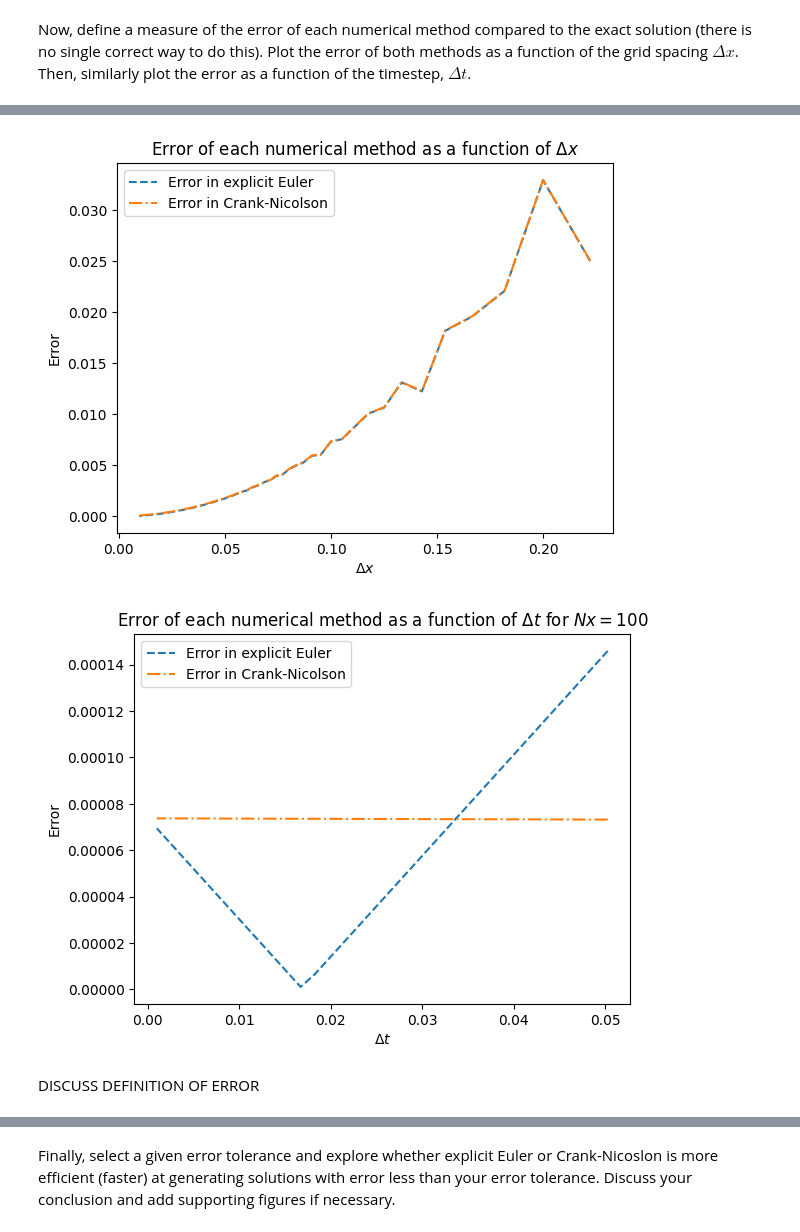
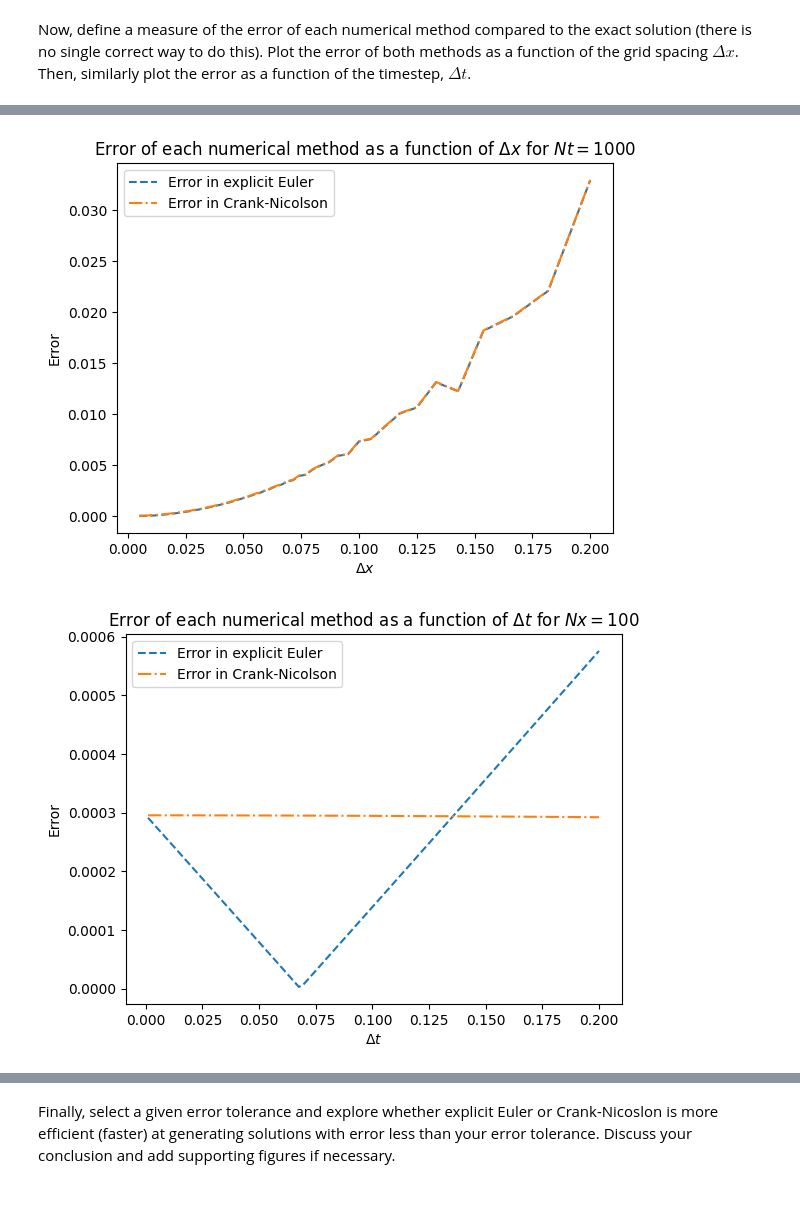
Before and after one commit to jamesalexanderredman/QCES, a Jupyter notebook: Project1_numerical_methods.ipynb, the cells around one changed output, grey strips where cells are left out. Cells and saved outputs as stored; diff of their text form; code cells hidden in the pictures; blank space fills up the shorter version.

```diff
--- a/Project1_numerical_methods.ipynb
+++ b/Project1_numerical_methods.ipynb
@@ -189,10 +189,10 @@ def exact(x, elapsed_time, kappa):
     t = t_ic + elapsed_time
 
     # Create an empty array to store the solution
-    c = np.zeros((Nx, 1))
+    c = np.zeros(len(x))
 
     # Evaluate exact solution
-    for i in range(0, Nx):
+    for i in range(0, len(x)):
       c[i] = (4*np.pi*kappa*t)**(-0.5)*np.exp(-x[i]**2 / (4*kappa*t))
 
     return c
@@ -217,62 +223,60 @@ Now, define a measure of the error of each numerical method compared to the exac
 # %%
-### Plot of the error of both numerical methods as a function of Delta x
+### Plot of error of both numerical methods as a function of Delta x
 
 # Specify value of Nt
-Nt = 1000
+Nt=1000
+t = np.linspace(t_start, t_end, Nt)  # Create a vector of times
 
-# Specify number of times to run the simulations N
-N = 200
+# Specify number of simulations to run
+N=100
+
+# Set values of Delta x (to be recalculated correctly after finding closest value for Nx)
+dx_approx = np.linspace(0.005, 0.2, N)
 
 # Define empty arrays
 dx = np.zeros(N)
 error_EE = np.zeros(N)
 error_CN = np.zeros(N)
 
 # Compute error for each value of dx
 for i in range(0, N):
-  Nx = 10+i
-  t = np.linspace(t_start, t_end, Nt)  # Create a vector of times
+  Nx = np.floor((x_end-x_start)/dx_approx[i]+1).astype(int)
   x = np.linspace(x_start, x_end, Nx)  # Create a vector for x
 
   # Infer uniform grid spacing
   dx[i] = (x[-1] - x[0]) / (len(x) - 1)
 
   # Run the simulations
   c_EE = EE(x, t, kappa) # explicit Euler
   c_CN = CN(x, t, kappa) # Crank-Nicolson
+  c_exact = exact(x, 10, kappa) # exact
 
-  # Compute exact solution
-  c_exact = exact(x, 10, kappa)
-
-  # Compute delta for each nummerical method
-  delta_EE = np.zeros((Nx, 1))
-  delta_CN = np.zeros((Nx, 1))
-  for j in range(0, Nx):
-    delta_EE[j] = c_EE[j,-1]-c_exact[j]
-    delta_CN[j] = c_CN[j,-1]-c_exact[j]
-
-  # Measure of error
-  error_EE[i]=(1/Nx)*np.sum(np.abs(delta_EE))
-  error_CN[i]=(1/Nx)*np.sum(np.abs(delta_CN))
+  # Compute error
+  error_EE[i] = (1/Nx)*np.sum(np.abs(c_EE[:,-1]-c_exact))
+  error_CN[i] = (1/Nx)*np.sum(np.abs(c_CN[:,-1]-c_exact))
 
 # Plot the errors
 plt.plot(dx, error_EE, label='Error in explicit Euler', linestyle='--')
 plt.plot(dx, error_CN, label='Error in Crank-Nicolson', linestyle='-.')
 plt.xlabel('$\Delta x$')
 plt.ylabel('Error')
-plt.title('Error of each numerical method as a function of $\Delta x$ for $Nt = 1000')
+plt.title('Error of each numerical method as a function of $\Delta x$ for $Nt = 1000$')
 plt.legend()
 plt.show()
 # %% [output]
-[figure, old version]
+[figure, new version]
 # %%
-### Plot of the error of both numerical methods as a function of Delta t
+### Plot of error of both numerical methods as a function of Delta t
 
 # Specify value of Nx
-Nx = 200
+Nx=100
+x = np.linspace(x_start, x_end, Nx) # Create a vector for x
 
-# Specify number of times to run the simulations N
-N = 200
+# Specify number of simulations to run
+N=100
+
+# Set values of Delta t (to be recalculated correctly after finding closest value for Nt)
+dt_approx = np.linspace(0.001, 0.2, N)
 
 # Define empty arrays
 dt = np.zeros(N)
@@ -281,9 +285,8 @@ error_CN = np.zeros(N)
 
 # Compute error for each value of dt
 for i in range(0, N):
-  Nt = 200+50*i
-  t = np.linspace(t_start, t_end, Nt)  # Create a vector of times
-  x = np.linspace(x_start, x_end, Nx)  # Create a vector for x
+  Nt = np.floor((t_end-t_start)/dt_approx[i]+1).astype(int)
+  t = np.linspace(t_start, t_end, Nt) # Create a vector of times
 
   # Infer uniform grid spacing
   dt[i] = (t[-1] - t[0]) / (len(t) - 1)
@@ -291,20 +294,11 @@ for i in range(0, N):
   # Run the simulations
   c_EE = EE(x, t, kappa) # explicit Euler
   c_CN = CN(x, t, kappa) # Crank-Nicolson
+  c_exact = exact(x, 10, kappa) # exact
 
-  # Compute exact solution
-  c_exact = exact(x, 10, kappa)
-
-  # Compute delta for each nummerical method
-  delta_EE = np.zeros((Nx, 1))
-  delta_CN = np.zeros((Nx, 1))
-  for j in range(0, Nx):
-    delta_EE[j] = c_EE[j,-1]-c_exact[j]
-    delta_CN[j] = c_CN[j,-1]-c_exact[j]
-
-  # Measure of error
-  error_EE[i]=(1/Nx)*np.sum(np.abs(delta_EE))
-  error_CN[i]=(1/Nx)*np.sum(np.abs(delta_CN))
+  # Compute error
+  error_EE[i] = (1/Nx)*np.sum(np.abs(c_EE[:,-1]-c_exact))
+  error_CN[i] = (1/Nx)*np.sum(np.abs(c_CN[:,-1]-c_exact))
 
 # Plot the errors
 plt.plot(dt, error_EE, label='Error in explicit Euler', linestyle='--')
@@ -315,6 +309,4 @@ plt.title('Error of each numerical method as a function of $\Delta t$ for $Nx =
 plt.legend()
 plt.show()
 # %% [output]
-[figure, old version]
+[figure, new version]
-# %% [markdown]
-DISCUSS DEFINITION OF ERROR
```
Also changed, not shown: parts of 3 cells of this notebook.
